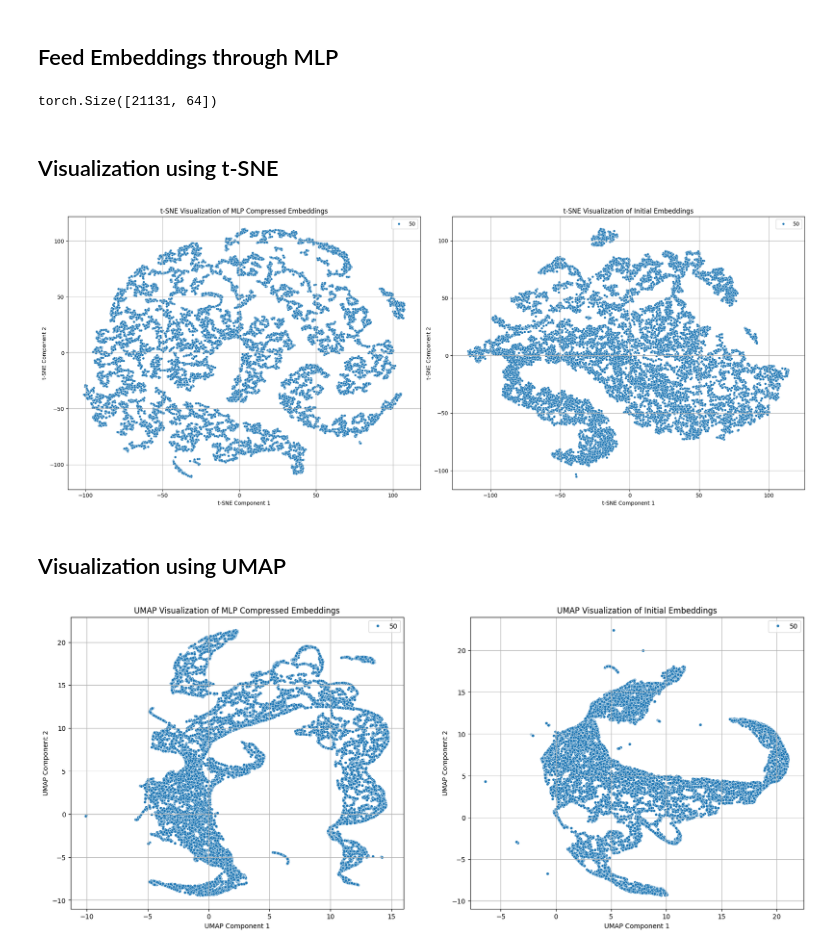
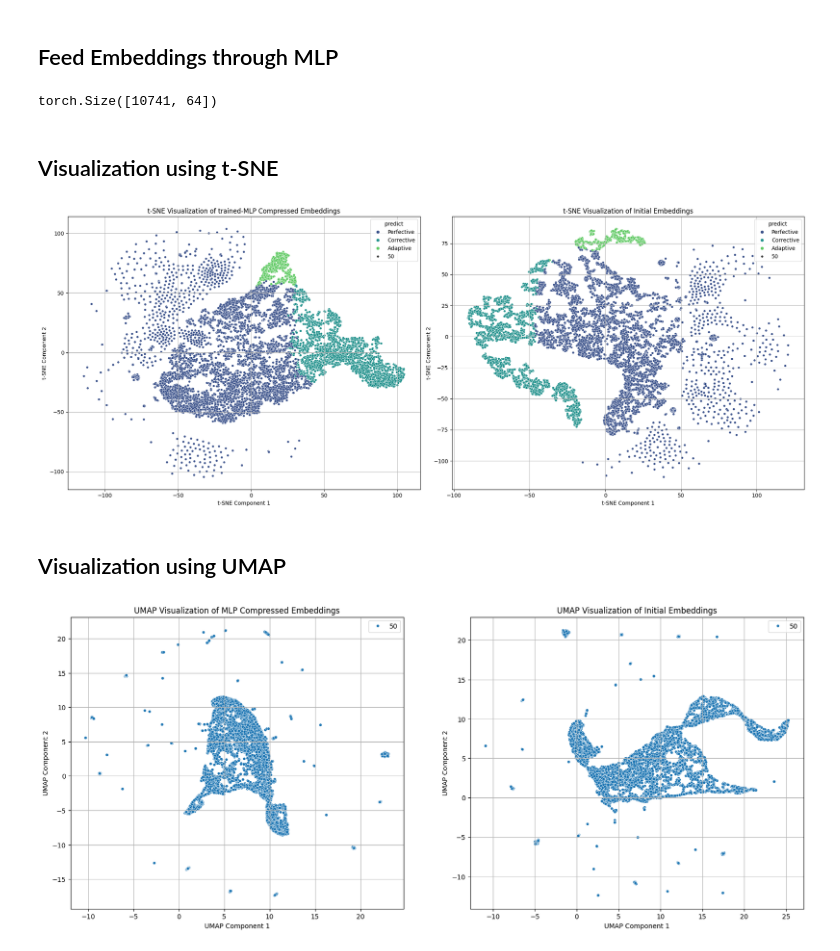
Before and after one commit to savirarama/Embedding-Clusters-Visualization, a Jupyter notebook: mlp_matrix_learning_test_visualize.ipynb, the cells around one changed output. Cells and saved outputs as stored; diff of their text form; code cells hidden in the pictures.

Commit message:
test using model trained on the same project

```diff
--- a/mlp_matrix_learning_test_visualize.ipynb
+++ b/mlp_matrix_learning_test_visualize.ipynb
@@ -17,10 +17,10 @@ class MLPEmbedding(nn.Module):
         self.net = nn.Sequential(
                     nn.Linear(768, 512),
                     nn.BatchNorm1d(512),
-                    nn.ReLU(),
+                    nn.Tanh(),
                     nn.Linear(512, 256),
                     nn.BatchNorm1d(256),
-                    nn.ReLU(),
+                    nn.Tanh(),
                     nn.Linear(256, 64)
                 )
     def forward(self, x):
@@ -30,7 +30,7 @@ model = MLPEmbedding(768, 64)
 # %% [markdown]
 ## Load model parameters
 # %%
-state_dict = torch.load("triplet_model.pth", map_location=torch.device('cpu'))  # or 'cuda' if using GPU
+state_dict = torch.load("triplet_intraproject.pth", map_location=torch.device('cpu'))  # or 'cuda' if using GPU
 
 model.load_state_dict(state_dict)
 model.eval()
@@ -47,7 +47,7 @@ MLPEmbedding(
   )
 )
 # %%
-npy_path = 'data/initial_embedding/embeddings_wicket.npy'
+npy_path = 'data/initial_embedding/embeddings_accumulo.npy'
 embeddings = np.load(npy_path)
 
 embeddings.shape
@@ -65,9 +65,23 @@ with torch.no_grad():
 compressed_embeddings.shape
 ## Clustering
 # %% [output]
-torch.Size([21131, 64])
+torch.Size([10741, 64])
 # %% [markdown]
 ## Visualization using t-SNE
+# %%
+import pandas as pd
+
+COMMIT_LABELS_PATH = 'data/commit_info/accumulo_labels.csv'
+try:
+    labels_df = pd.read_csv(COMMIT_LABELS_PATH)
+    # Assuming your labels are in a column named 'label'
+    # If not, replace 'label' with the actual column name.
+    labels = labels_df['predict']
+except FileNotFoundError:
+    print(f"Error: '{COMMIT_LABELS_PATH}' not found. Please ensure the CSV file is in the correct directory.")
+    # You might want to exit or handle this error differently
+except KeyError:
+    print(f"Error: 'predict' column not found in '{COMMIT_LABELS_PATH}'. Please check the column name.")
 # %%
 import matplotlib.pyplot as plt
 from sklearn.manifold import TSNE
@@ -79,36 +93,38 @@ fig, (ax1, ax2) = plt.subplots(1, 2, figsize=(20, 8))
 # Reduce the dimensions of the compressed embeddings to 2D
 tsne = TSNE(n_components=2, random_state=42)
 embeddings_2d = tsne.fit_transform(compressed_embeddings)
 
 # Plot compressed embeddings
 sns.scatterplot(x=embeddings_2d[:, 0],
                 y=embeddings_2d[:, 1],
                 palette='viridis',
+                hue=labels,
                 size=50,
                 ax=ax1)
-ax1.set_title('t-SNE Visualization of MLP Compressed Embeddings')
+ax1.set_title('t-SNE Visualization of trained-MLP Compressed Embeddings')
 ax1.set_xlabel('t-SNE Component 1')
 ax1.set_ylabel('t-SNE Component 2')
 ax1.grid(True)
 
 # Plot initial embeddings
 initial_tsne = TSNE(n_components=2, random_state=42)
 initial_embeddings_2d = initial_tsne.fit_transform(embeddings_tensor)
 
 sns.scatterplot(x=initial_embeddings_2d[:, 0],
                 y=initial_embeddings_2d[:, 1],
-                palette='coral',
+                palette='viridis',
+                hue=labels,
                 size=50,
                 ax=ax2)
 ax2.set_title('t-SNE Visualization of Initial Embeddings')
 ax2.set_xlabel('t-SNE Component 1')
 ax2.set_ylabel('t-SNE Component 2')
 ax2.grid(True)
 
 plt.tight_layout()
 plt.show()
 # %% [output]
-[figure, old version]
+[figure, new version]
 # %%
 # Save compressed embeddings
 compressed_embeddings_np = compressed_embeddings.numpy()
@@ -144,4 +160,4 @@ ax2.set_xlabel('UMAP Component 1')
 ax2.set_ylabel('UMAP Component 2')
 ax2.grid(True)
 # %% [output]
-[figure, old version]
+[figure, new version]
```
Also changed, not shown: parts of 4 cells of this notebook.
